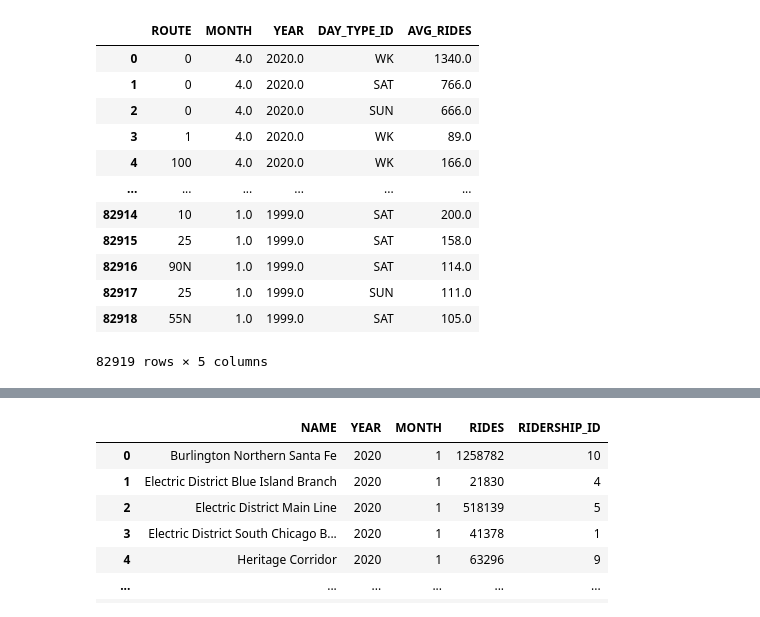
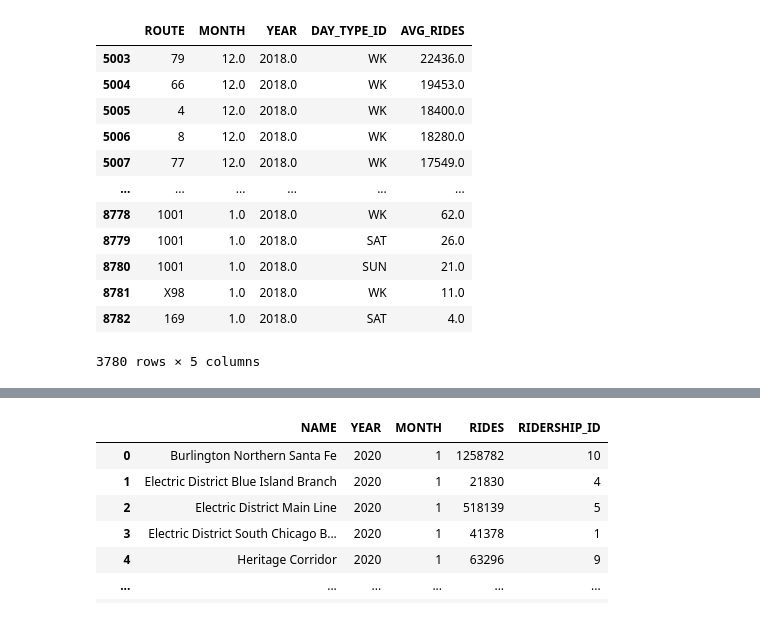
Before and after one commit to byoung11644/Chicago_Energy, a Jupyter notebook: Travel_data/Untitled.ipynb, the cells around one changed output, grey strips where cells are left out. Saved outputs shown, nothing was run; the diff lists cells and outputs as text; code cells hidden in the pictures.

```diff
--- a/Travel_data/Untitled.ipynb
+++ b/Travel_data/Untitled.ipynb
@@ -14,18 +39,20 @@ metra_riders_csv = pd.read_csv(metra_riders_path)
 yearly_data_csv = pd.read_csv(yearly_data_path)
 # %%
 cta_bus = pd.DataFrame(cta_bus_csv)
+cta_bus = cta_bus.loc[cta_bus["YEAR"] == 2018]
+
 cta_bus
 # %% [output]
 |  | ROUTE | MONTH | YEAR | DAY_TYPE_ID | AVG_RIDES |
-| 0 | 0 | 4.0 | 2020.0 | WK | 1340.0 |
-| 1 | 0 | 4.0 | 2020.0 | SAT | 766.0 |
-| 2 | 0 | 4.0 | 2020.0 | SUN | 666.0 |
-| 3 | 1 | 4.0 | 2020.0 | WK | 89.0 |
-| 4 | 100 | 4.0 | 2020.0 | WK | 166.0 |
+| 5003 | 79 | 12.0 | 2018.0 | WK | 22436.0 |
+| 5004 | 66 | 12.0 | 2018.0 | WK | 19453.0 |
+| 5005 | 4 | 12.0 | 2018.0 | WK | 18400.0 |
+| 5006 | 8 | 12.0 | 2018.0 | WK | 18280.0 |
+| 5007 | 77 | 12.0 | 2018.0 | WK | 17549.0 |
 | ... | ... | ... | ... | ... | ... |
-| 82914 | 10 | 1.0 | 1999.0 | SAT | 200.0 |
-| 82915 | 25 | 1.0 | 1999.0 | SAT | 158.0 |
-| 82916 | 90N | 1.0 | 1999.0 | SAT | 114.0 |
-| 82917 | 25 | 1.0 | 1999.0 | SUN | 111.0 |
-| 82918 | 55N | 1.0 | 1999.0 | SAT | 105.0 |
+| 8778 | 1001 | 1.0 | 2018.0 | WK | 62.0 |
+| 8779 | 1001 | 1.0 | 2018.0 | SAT | 26.0 |
+| 8780 | 1001 | 1.0 | 2018.0 | SUN | 21.0 |
+| 8781 | X98 | 1.0 | 2018.0 | WK | 11.0 |
+| 8782 | 169 | 1.0 | 2018.0 | SAT | 4.0 |
-82919 rows × 5 columns
+3780 rows × 5 columns
```
Also changed, not shown: parts of 10 cells of this notebook.
